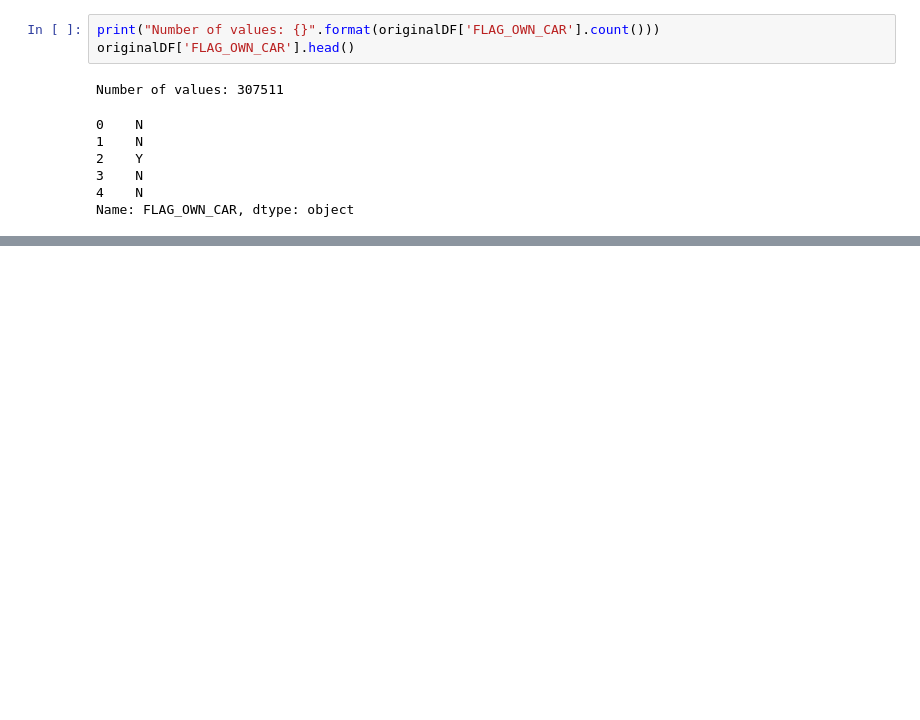
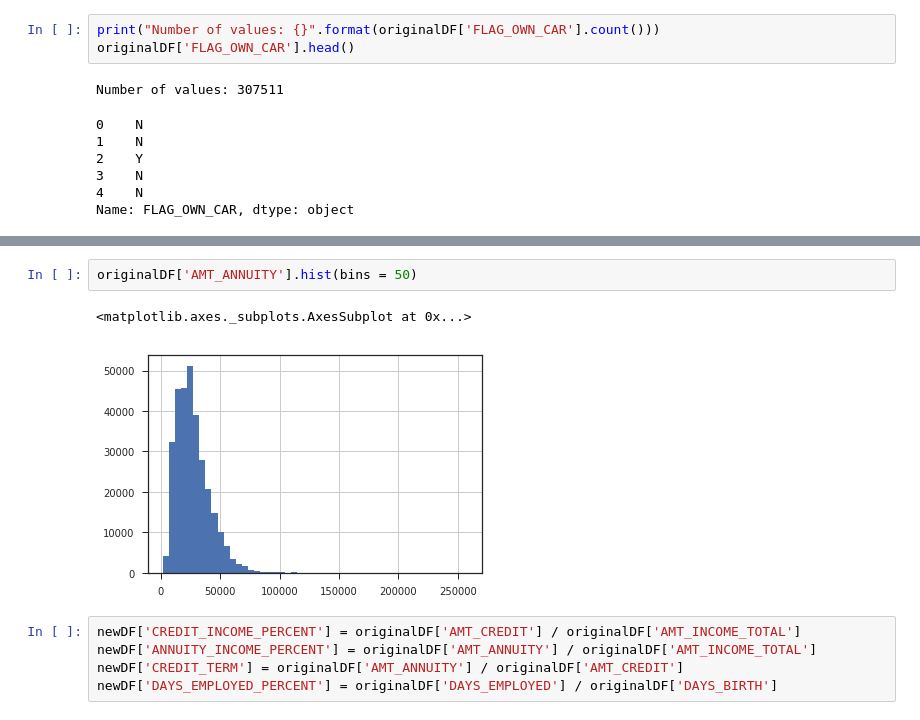
Before and after one commit to robahall/hcdr, a Jupyter notebook: notebooks/3.0-rah-MoreThoroughEDA.ipynb, the cells around one changed output, grey strips where cells are left out. Cells and saved outputs as stored; diff of their text form; blank space fills up the shorter version.

```diff
--- a/notebooks/3.0-rah-MoreThoroughEDA.ipynb
+++ b/notebooks/3.0-rah-MoreThoroughEDA.ipynb
@@ -412,0 +482,10 @@ Name: FLAG_OWN_CAR, dtype: object
+# %%
+originalDF['AMT_ANNUITY'].hist(bins = 50)
+# %% [output]
+<matplotlib.axes._subplots.AxesSubplot at 0x...>
+[figure, added]
+# %%
+newDF['CREDIT_INCOME_PERCENT'] = originalDF['AMT_CREDIT'] / originalDF['AMT_INCOME_TOTAL']
+newDF['ANNUITY_INCOME_PERCENT'] = originalDF['AMT_ANNUITY'] / originalDF['AMT_INCOME_TOTAL']
+newDF['CREDIT_TERM'] = originalDF['AMT_ANNUITY'] / originalDF['AMT_CREDIT']
+newDF['DAYS_EMPLOYED_PERCENT'] = originalDF['DAYS_EMPLOYED'] / originalDF['DAYS_BIRTH']
```
Also changed, not shown: parts of 23 cells of this notebook.
